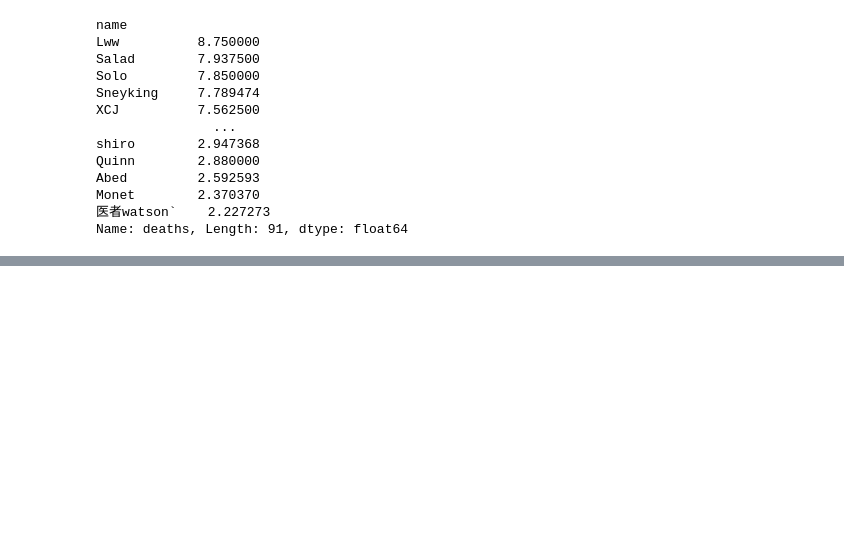
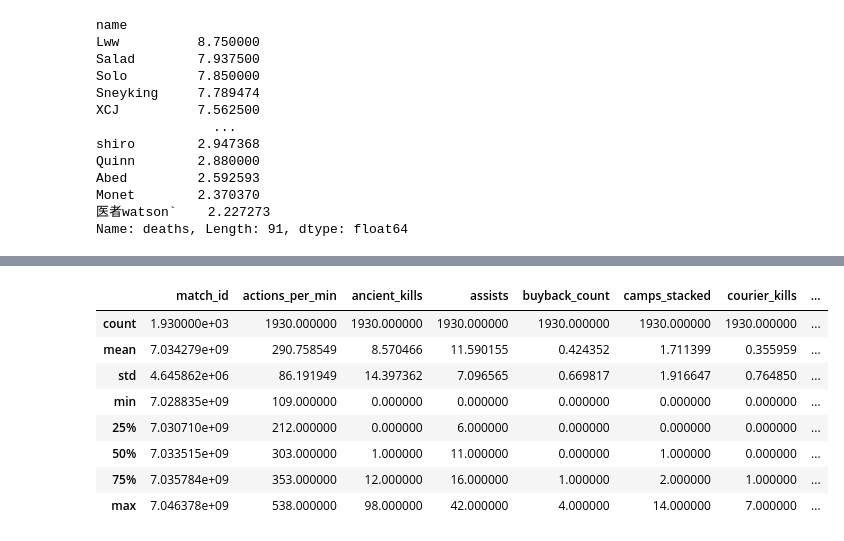
Before and after one commit to oiduh/dotascience, a Jupyter notebook: Data_Exploration.ipynb, the cells around one changed output, grey strips where cells are left out. Cells and saved outputs as stored; diff of their text form; code cells hidden in the pictures; blank space fills up the shorter version.

```diff
--- a/Data_Exploration.ipynb
+++ b/Data_Exploration.ipynb
@@ -738,0 +751,12 @@ matches_reduced.head()
+# %%
+df_players.describe()
+# %% [output]
+|  | match_id | actions_per_min | ancient_kills | assists | buyback_count | camps_stacked | courier_kills | ... |
+| count | 1.930000e+03 | 1930.000000 | 1930.000000 | 1930.000000 | 1930.000000 | 1930.000000 | 1930.000000 | ... |
+| mean | 7.034279e+09 | 290.758549 | 8.570466 | 11.590155 | 0.424352 | 1.711399 | 0.355959 | ... |
+| std | 4.645862e+06 | 86.191949 | 14.397362 | 7.096565 | 0.669817 | 1.916647 | 0.764850 | ... |
+| min | 7.028835e+09 | 109.000000 | 0.000000 | 0.000000 | 0.000000 | 0.000000 | 0.000000 | ... |
+| 25% | 7.030710e+09 | 212.000000 | 0.000000 | 6.000000 | 0.000000 | 0.000000 | 0.000000 | ... |
+| 50% | 7.033515e+09 | 303.000000 | 1.000000 | 11.000000 | 0.000000 | 1.000000 | 0.000000 | ... |
+| 75% | 7.035784e+09 | 353.000000 | 12.000000 | 16.000000 | 1.000000 | 2.000000 | 1.000000 | ... |
+| max | 7.046378e+09 | 538.000000 | 98.000000 | 42.000000 | 4.000000 | 14.000000 | 7.000000 | ... |
```
Also changed, not shown: parts of 35 cells of this notebook, 3 other files.
